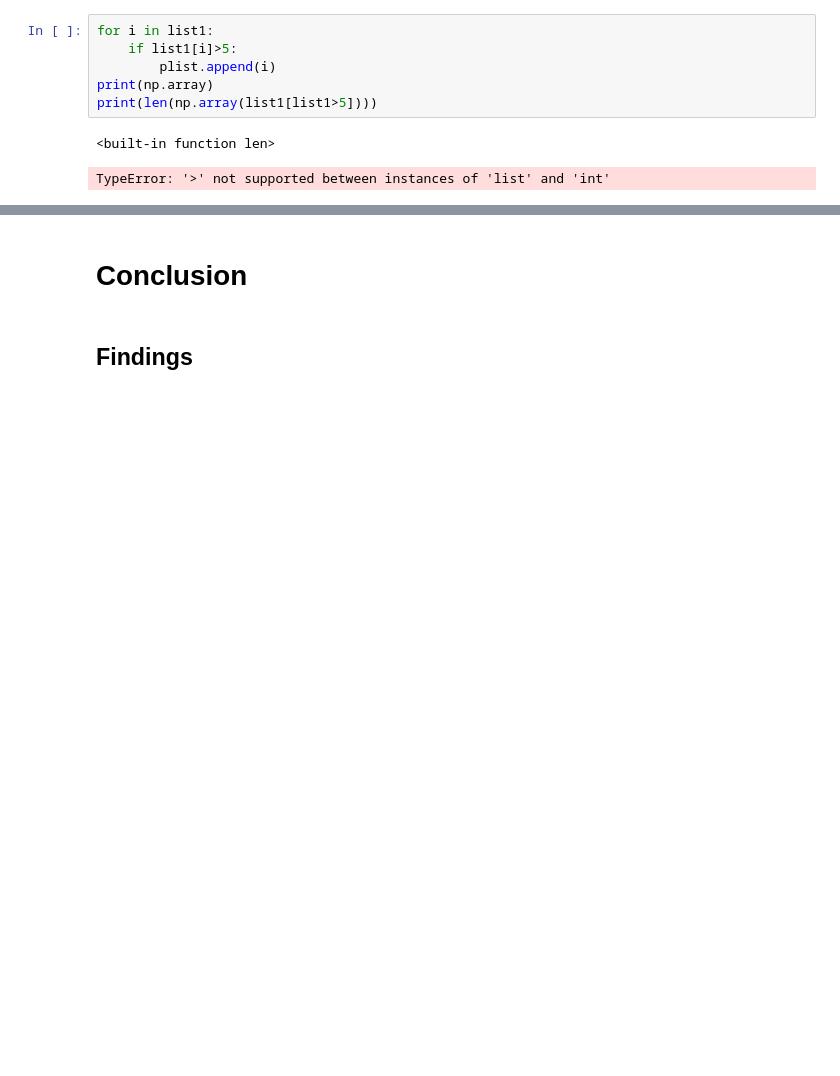
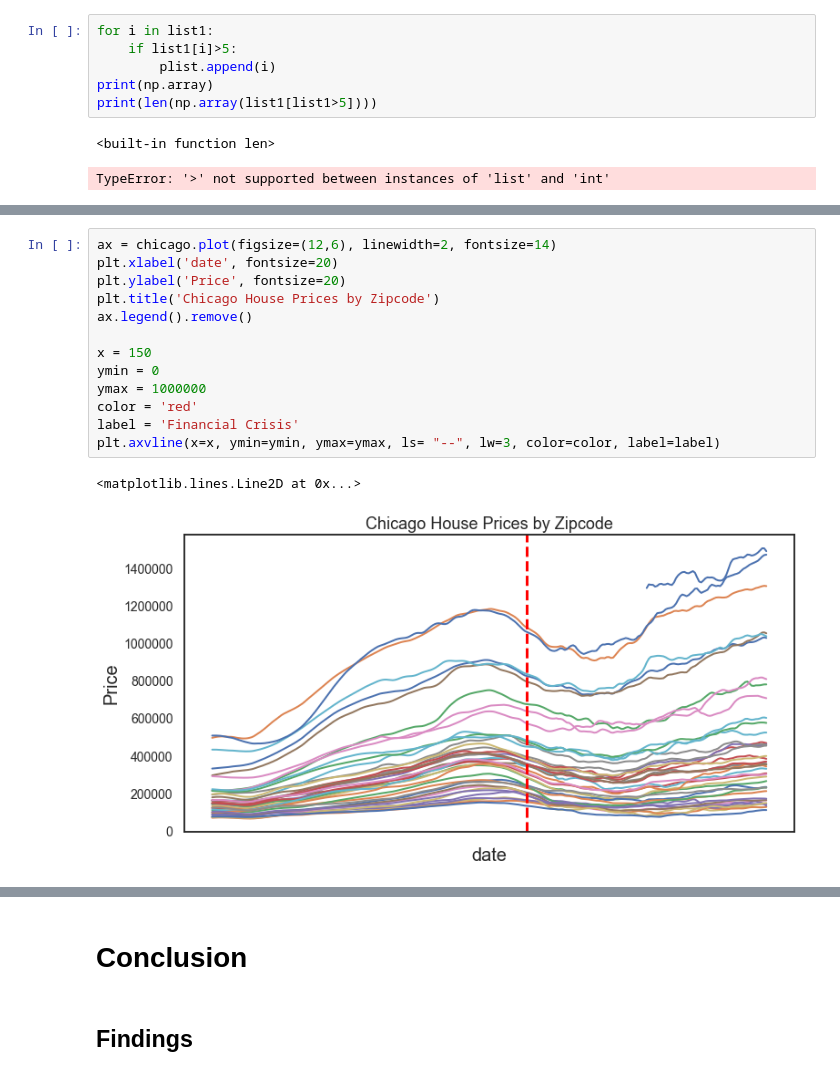
Before and after one commit to AdamBlomfield/mod_4_project, a Jupyter notebook: notebooks/ab_mod_4.ipynb, the cells around one changed output, grey strips where cells are left out. Saved outputs shown, nothing was run; the diff lists cells and outputs as text; blank space fills up the shorter version.

```diff
--- a/notebooks/ab_mod_4.ipynb
+++ b/notebooks/ab_mod_4.ipynb
@@ -438,0 +461,16 @@ TypeError: '>' not supported between instances of 'list' and 'int'
+# %%
+ax = chicago.plot(figsize=(12,6), linewidth=2, fontsize=14)
+plt.xlabel('date', fontsize=20)
+plt.ylabel('Price', fontsize=20)
+plt.title('Chicago House Prices by Zipcode')
+ax.legend().remove()
+
+x = 150
+ymin = 0
+ymax = 1000000
+color = 'red'
+label = 'Financial Crisis'
+plt.axvline(x=x, ymin=ymin, ymax=ymax, ls= "--", lw=3, color=color, label=label)
+# %% [output]
+<matplotlib.lines.Line2D at 0x...>
+[figure, added]
```
Also changed, not shown: parts of 8 cells of this notebook, 5 other files.
